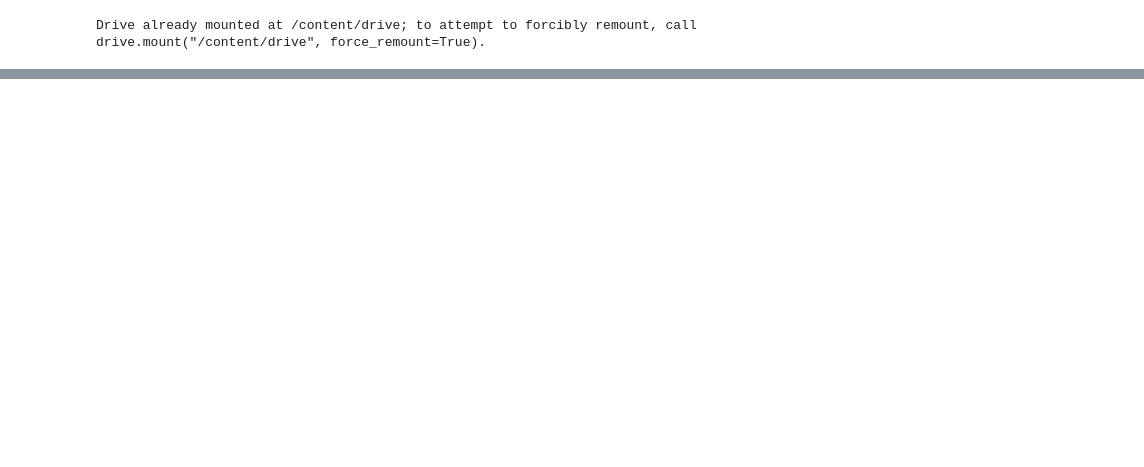
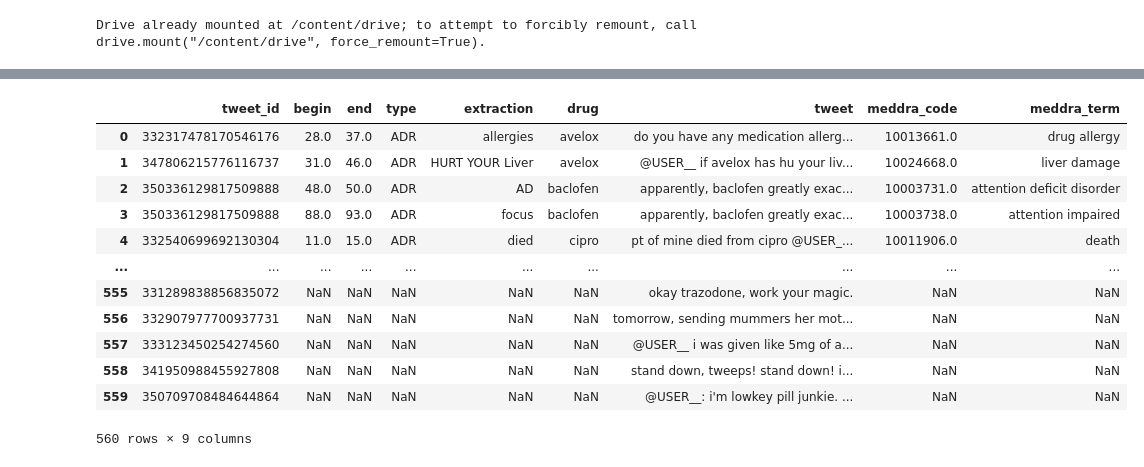
Before and after one commit to LarsGart/NLP-Social-Media-Mining-for-Health-Monitoring, a Jupyter notebook: Task 2/Task_2_Data_analysis.ipynb, the cells around one changed output, grey strips where cells are left out. Saved outputs shown, nothing was run; the diff lists cells and outputs as text; code cells hidden in the pictures; blank space fills up the shorter version.

```diff
--- a/Task 2/Task_2_Data_analysis.ipynb
+++ b/Task 2/Task_2_Data_analysis.ipynb
@@ -53,0 +103,40 @@ df_0
+# %%
+def remove_emojis(text):
+    # emoticons_happy = list([
+    #     ':-)', ':)', ';)', ':o)', ':]', ':3', ':c)', ':>', '=]', '8)', '=)', ':}',
+    #     ':^)', ':-D', ':D', '8-D', '8D', 'x-D', 'xD', 'X-D', 'XD', '=-D', '=D',
+    #     '=-3', '=3', ':-))', ":'-)", ":')", ':*', ':^*', '>:P', ':-P', ':P', 'X-P',
+    #     'x-p', 'xp', 'XP', ':-p', ':p', '=p', ':-b', ':b', '>:)', '>;)', '>:-)',
+    #     '<3'
+    # ])
+    # emoticons_sad = list([
+    #     ':L', ':-/', '>:/', ':S', '>:[', ':@', ':-(', ':[', ':-||', '=L', ':<',
+    #     ':-[', ':-<', '=\\', '=/', '>:(', ':(', '>.<', ":'-(", ":'(", ':\\', ':-c',
+    #     ':c', ':{', '>:\\', ';('
+    # ])
+    all_emoticons = [':/',':l',':-)','-.-',':::---))))','&lt;',":'(",'-_-',':)','xx','xxx',';-)',
+                     ':(',':-/',':)', ';)', ':o)', ':]', ':3', ':c)', ':>', '=]', '8)', '=)', ':}',
+                     ':^)', ':-D', ':D', '8-D', '8D', 'x-D', 'xD', 'X-D', 'XD', '=-D', '=D','d:',':-l','&lt;3',
+                     '=-3', '=3', ':-))', ":'-)", ":')", ':*', ':^*', '>:P', ':-P', ':P', 'X-P',':|','o_o',';)',
+                     'x-p', 'xp', 'XP', ':-p', ':p', '=p', ':-b', ':b', '>:)', '>;)', '>:-)',':-0','-__-',':(((',
+                     '<3'':L', ':-/', '>:/', ':S', '>:[', ':@', ':-(', ':[', ':-||', '=L', ':<',
+                     ':-[', ':-<', '=/', '>:(', ':(', '>.<', ":'-(", ":'(",  ':-c',':c', ':{',  ';(', "=\\", ">:\\", ':\\']
+
+    emojis = list(demoji.findall(text).keys())
+    clean_text = demoji.replace(text, '')
+
+    for emo in all_emoticons:
+        if (emo in clean_text):
+            clean_text = clean_text.replace(emo, '')
+            emojis.append(emo)
+
+    clean_text = clean_text.replace('\n', '', -1)
+
+    # using regex to remove urls
+    # regex_url = r"https:(.*)[A-Za-z0-9]"
+    # clean_text = re.sub(regex_url, '', clean_text, 0, re.MULTILINE)
+
+    return clean_text #, emojis
+# %%
+df['tweet'] = df['tweet'].map(lambda tweet: clean_tweet(remove_emojis(emoji2Text(tweet))))
+df_eval['tweet'] = df_eval['tweet'].map(lambda tweet: clean_tweet(remove_emojis(emoji2Text(tweet))))
@@ -53,0 +160,16 @@ df_0
+# %%
+df_eval
+# %% [output]
+|  | tweet_id | begin | end | type | extraction | drug | tweet | meddra_code | meddra_term |
+| 0 | 332317478170546176 | 28.0 | 37.0 | ADR | allergies | avelox | do you have any medication allerg... | 10013661.0 | drug allergy |
+| 1 | 347806215776116737 | 31.0 | 46.0 | ADR | HURT YOUR Liver | avelox | @USER__ if avelox has hu your liv... | 10024668.0 | liver damage |
+| 2 | 350336129817509888 | 48.0 | 50.0 | ADR | AD | baclofen | apparently, baclofen greatly exac... | 10003731.0 | attention deficit disorder |
+| 3 | 350336129817509888 | 88.0 | 93.0 | ADR | focus | baclofen | apparently, baclofen greatly exac... | 10003738.0 | attention impaired |
+| 4 | 332540699692130304 | 11.0 | 15.0 | ADR | died | cipro | pt of mine died from cipro @USER_... | 10011906.0 | death |
+| ... | ... | ... | ... | ... | ... | ... | ... | ... | ... |
+| 555 | 331289838856835072 | NaN | NaN | NaN | NaN | NaN | okay trazodone, work your magic. | NaN | NaN |
+| 556 | 332907977700937731 | NaN | NaN | NaN | NaN | NaN | tomorrow, sending mummers her mot... | NaN | NaN |
+| 557 | 333123450254274560 | NaN | NaN | NaN | NaN | NaN | @USER__ i was given like 5mg of a... | NaN | NaN |
+| 558 | 341950988455927808 | NaN | NaN | NaN | NaN | NaN | stand down, tweeps! stand down! i... | NaN | NaN |
+| 559 | 350709708484644864 | NaN | NaN | NaN | NaN | NaN | @USER__: i'm lowkey pill junkie. ... | NaN | NaN |
+560 rows × 9 columns
```
Also changed, not shown: parts of 7 cells of this notebook.
